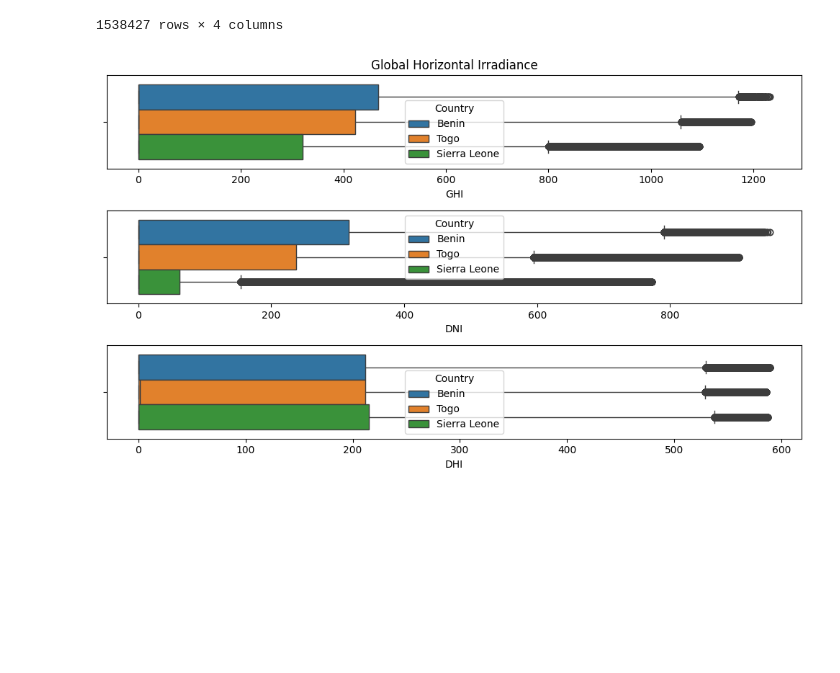
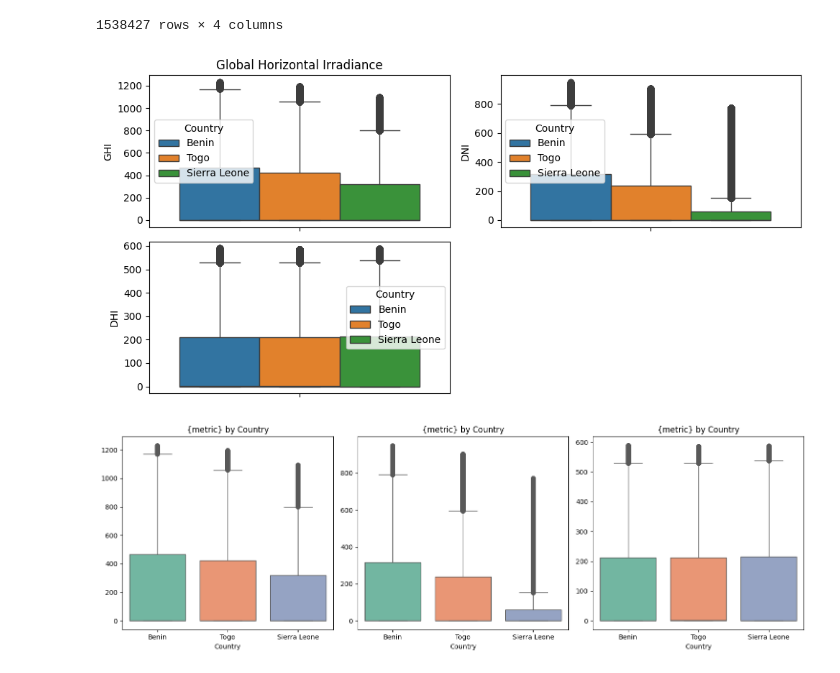
Before and after one commit to abrehamashebir/solar-challenge-week1, a Jupyter notebook: notebooks/compare_countries.ipynb, the cells around one changed output. Cells and saved outputs as stored; diff of their text form; code cells hidden in the pictures; blank space fills up the shorter version.

Commit message:
feat: visualizing data for all countries

```diff
--- a/notebooks/compare_countries.ipynb
+++ b/notebooks/compare_countries.ipynb
@@ -70,16 +70,32 @@ df
 | 1538426 | 0.0 | 0.0 | 0.0 | Sierra Leone |
 1538427 rows × 4 columns
 # %%
-plt.figure(figsize=(10, 6))
-plt.subplot(3, 1, 1)
-sns.boxplot(x='GHI', data=df, hue='Country' )
+plt.figure(figsize=(10, 5))
+plt.subplot(2, 2, 1)
+sns.boxplot(y='GHI', data=df, hue='Country' )
 plt.title('Global Horizontal Irradiance')
-plt.subplot(3, 1, 2)
-sns.boxplot(x='DNI', data=df, hue='Country' )
-plt.subplot(3, 1, 3)
-sns.boxplot(x='DHI', data=df, hue='Country' )
+plt.subplot(2, 2, 2)
+sns.boxplot(y='DNI', data=df, hue='Country' )
+plt.subplot(2, 2, 3)
+sns.boxplot(y='DHI', data=df, hue='Country' )
 plt.tight_layout()
 plt.savefig('../figures/boxplot.png', dpi=300)
 plt.show()
 # %% [output]
-[figure, old version]
+[figure, new version]
+# %%
+metrics = ['GHI', 'DNI', 'DHI']  # Replace with your metrics
+n_metrics = len(metrics)
+
+fig, axes = plt.subplots(1, n_metrics, figsize=(15, 5))
+
+for ax, metric in zip(axes, metrics):
+    sns.boxplot(data=df, y=metric, x='Country', hue='Country',
+                palette='Set2', ax=ax, legend=False)
+    ax.set_title('{metric} by Country')
+    ax.set_ylabel('')
+
+plt.tight_layout()
+plt.show()
+# %% [output]
+[figure, added]
```
Also changed, not shown: parts of 5 cells of this notebook.
